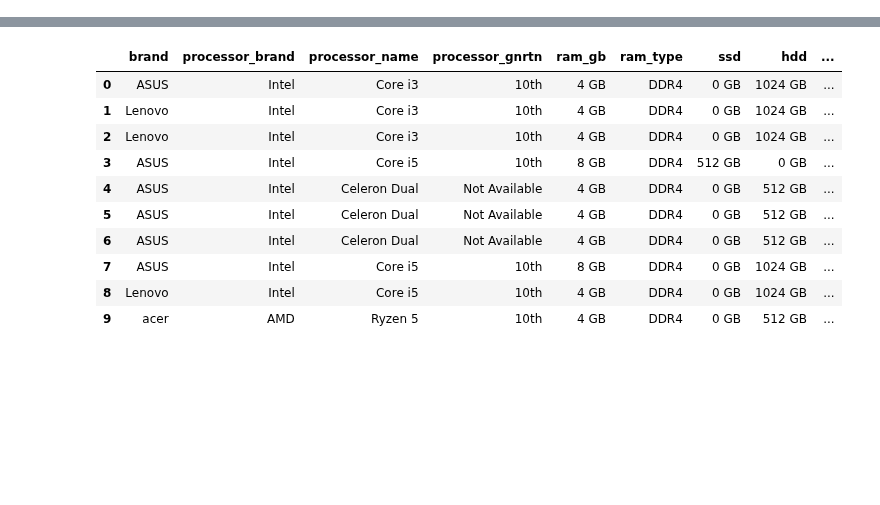
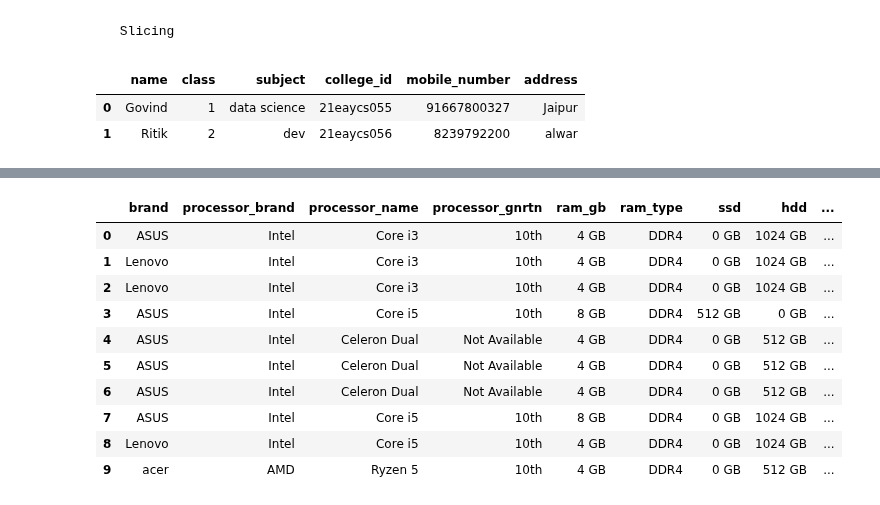
Before and after one commit to Govind-kumawat2002/Python_Library, a Jupyter notebook: moduls/for_liet/pandas.ipynb, the cells around one changed output, grey strips where cells are left out. Cells and saved outputs as stored; diff of their text form; code cells hidden in the pictures; blank space fills up the shorter version.

```diff
--- a/moduls/for_liet/pandas.ipynb
+++ b/moduls/for_liet/pandas.ipynb
@@ -15,0 +75,8 @@ pd.DataFrame(create_datafram)
+# %% [markdown]
+     Slicing
+# %%
+collage_df[0:2]
+# %% [output]
+|  | name | class | subject | college_id | mobile_number | address |
+| 0 | Govind | 1 | data science | 21eaycs055 | 91667800327 | Jaipur |
+| 1 | Ritik | 2 | dev | 21eaycs056 | 8239792200 | alwar |
```
Also changed, not shown: parts of 12 cells of this notebook.
